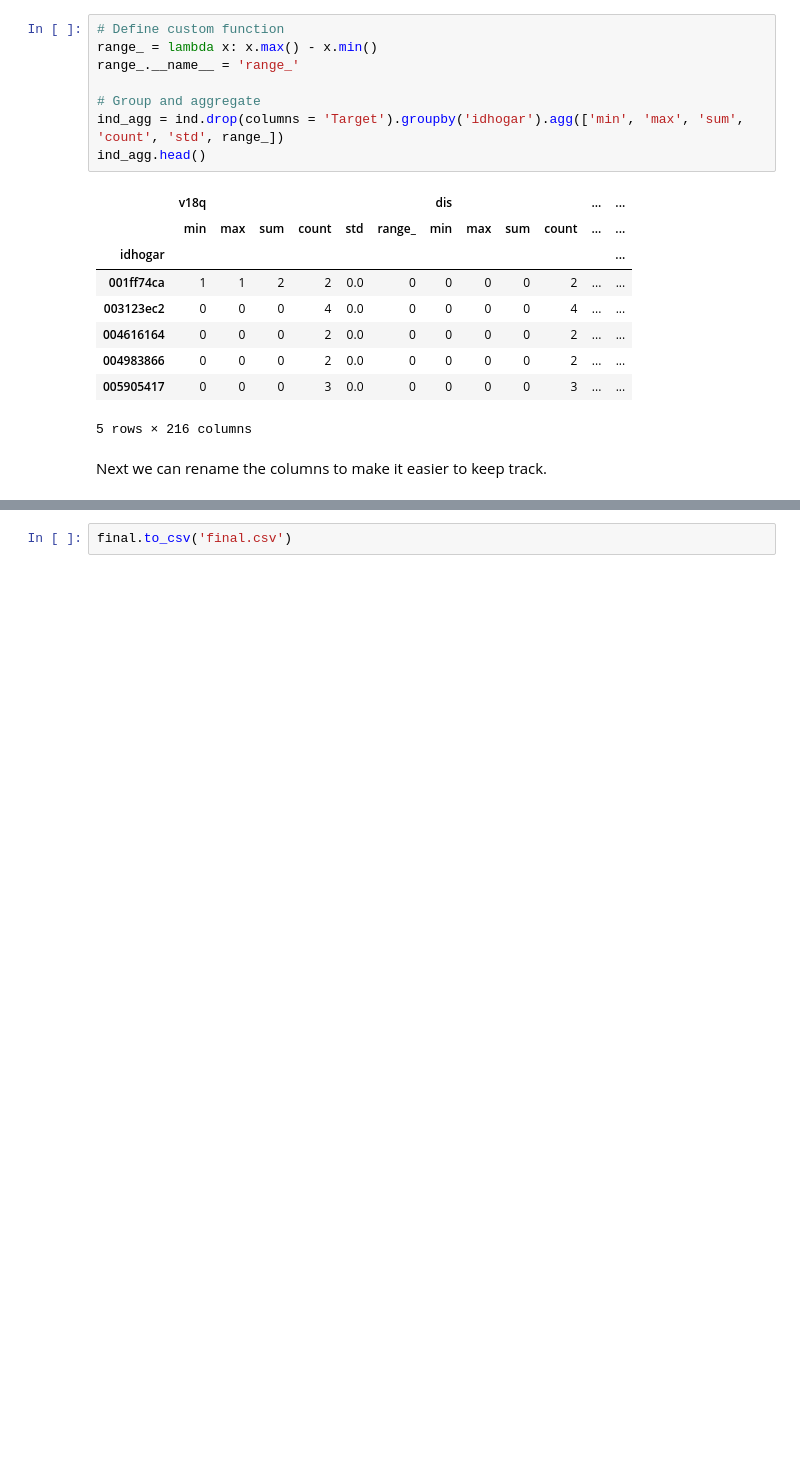
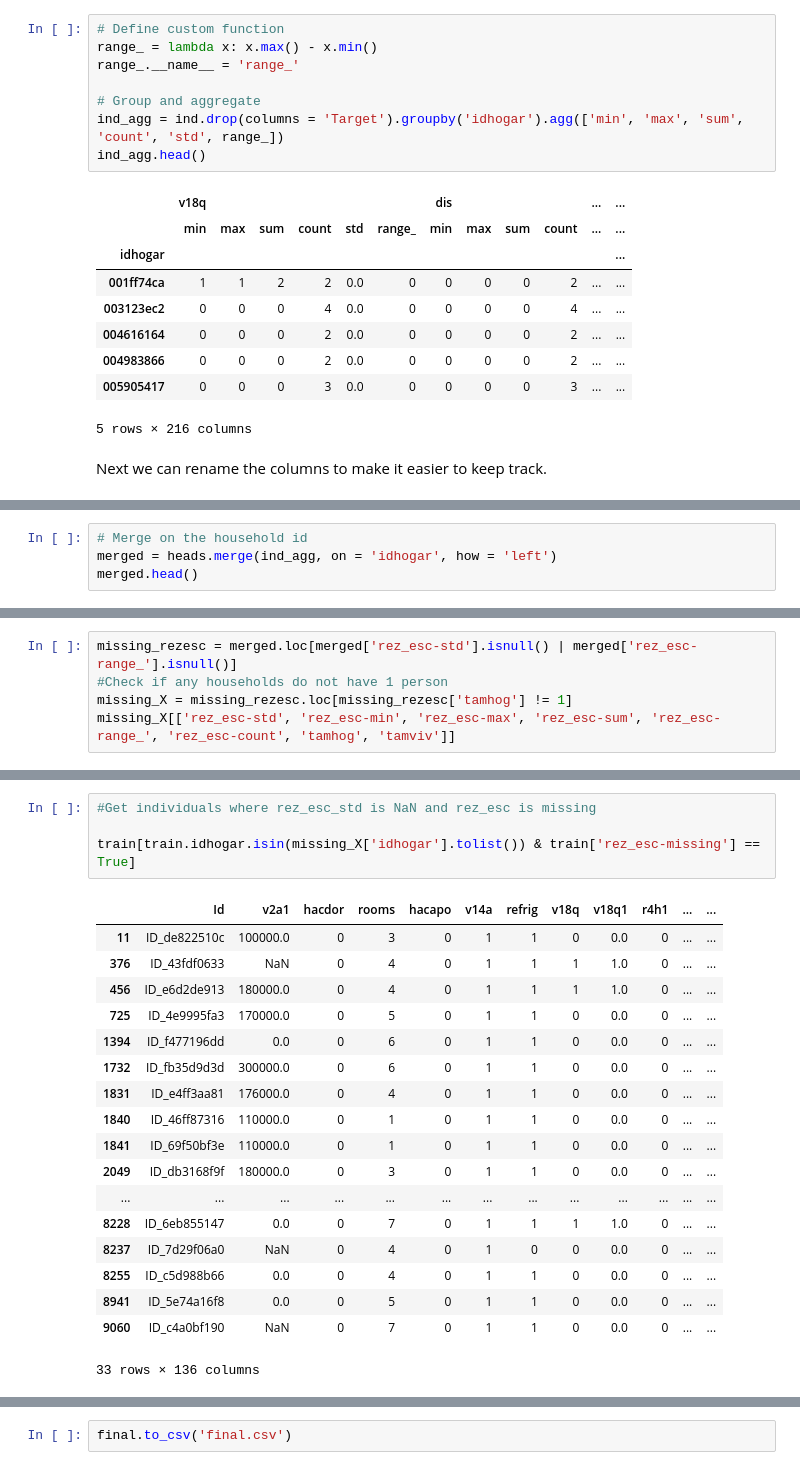
Before and after one commit to jindongyang94/BT4240, a Jupyter notebook: data_preprocessing.ipynb, the cells around one changed output, grey strips where cells are left out. Saved outputs shown, nothing was run; the diff lists cells and outputs as text; blank space fills up the shorter version.

```diff
--- a/data_preprocessing.ipynb
+++ b/data_preprocessing.ipynb
@@ -500,0 +622,4 @@ ind_agg.head()
+# %%
+# Merge on the household id
+merged = heads.merge(ind_agg, on = 'idhogar', how = 'left')
+merged.head()
@@ -500,0 +676,5 @@ ind_agg.head()
+# %%
+missing_rezesc = merged.loc[merged['rez_esc-std'].isnull() | merged['rez_esc-range_'].isnull()]
+#Check if any households do not have 1 person
+missing_X = missing_rezesc.loc[missing_rezesc['tamhog'] != 1]
+missing_X[['rez_esc-std', 'rez_esc-min', 'rez_esc-max', 'rez_esc-sum', 'rez_esc-range_', 'rez_esc-count', 'tamhog', 'tamviv']]
@@ -500,0 +704,23 @@ ind_agg.head()
+# %%
+#Get individuals where rez_esc_std is NaN and rez_esc is missing
+
+train[train.idhogar.isin(missing_X['idhogar'].tolist()) & train['rez_esc-missing'] == True]
+# %% [output]
+|  | Id | v2a1 | hacdor | rooms | hacapo | v14a | refrig | v18q | v18q1 | r4h1 | ... | ... |
+| 11 | ID_de822510c | 100000.0 | 0 | 3 | 0 | 1 | 1 | 0 | 0.0 | 0 | ... | ... |
+| 376 | ID_43fdf0633 | NaN | 0 | 4 | 0 | 1 | 1 | 1 | 1.0 | 0 | ... | ... |
+| 456 | ID_e6d2de913 | 180000.0 | 0 | 4 | 0 | 1 | 1 | 1 | 1.0 | 0 | ... | ... |
+| 725 | ID_4e9995fa3 | 170000.0 | 0 | 5 | 0 | 1 | 1 | 0 | 0.0 | 0 | ... | ... |
+| 1394 | ID_f477196dd | 0.0 | 0 | 6 | 0 | 1 | 1 | 0 | 0.0 | 0 | ... | ... |
+| 1732 | ID_fb35d9d3d | 300000.0 | 0 | 6 | 0 | 1 | 1 | 0 | 0.0 | 0 | ... | ... |
+| 1831 | ID_e4ff3aa81 | 176000.0 | 0 | 4 | 0 | 1 | 1 | 0 | 0.0 | 0 | ... | ... |
+| 1840 | ID_46ff87316 | 110000.0 | 0 | 1 | 0 | 1 | 1 | 0 | 0.0 | 0 | ... | ... |
+| 1841 | ID_69f50bf3e | 110000.0 | 0 | 1 | 0 | 1 | 1 | 0 | 0.0 | 0 | ... | ... |
+| 2049 | ID_db3168f9f | 180000.0 | 0 | 3 | 0 | 1 | 1 | 0 | 0.0 | 0 | ... | ... |
+| ... | ... | ... | ... | ... | ... | ... | ... | ... | ... | ... | ... | ... |
+| 8228 | ID_6eb855147 | 0.0 | 0 | 7 | 0 | 1 | 1 | 1 | 1.0 | 0 | ... | ... |
+| 8237 | ID_7d29f06a0 | NaN | 0 | 4 | 0 | 1 | 0 | 0 | 0.0 | 0 | ... | ... |
+| 8255 | ID_c5d988b66 | 0.0 | 0 | 4 | 0 | 1 | 1 | 0 | 0.0 | 0 | ... | ... |
+| 8941 | ID_5e74a16f8 | 0.0 | 0 | 5 | 0 | 1 | 1 | 0 | 0.0 | 0 | ... | ... |
+| 9060 | ID_c4a0bf190 | NaN | 0 | 7 | 0 | 1 | 1 | 0 | 0.0 | 0 | ... | ... |
+33 rows × 136 columns
```
Also changed, not shown: parts of 37 cells of this notebook.
